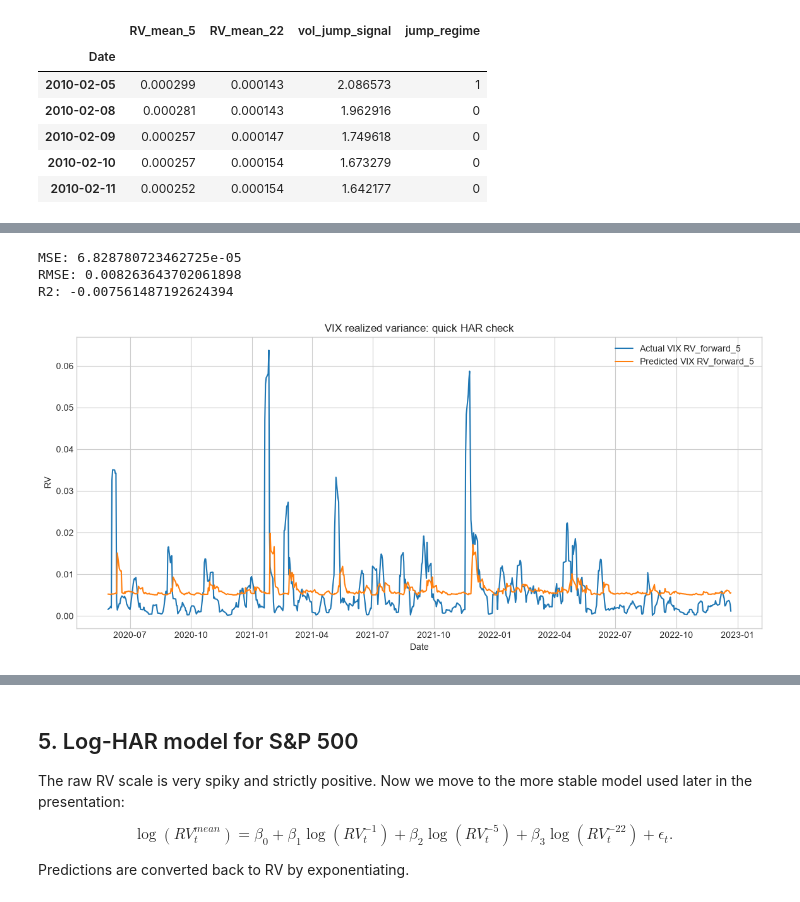
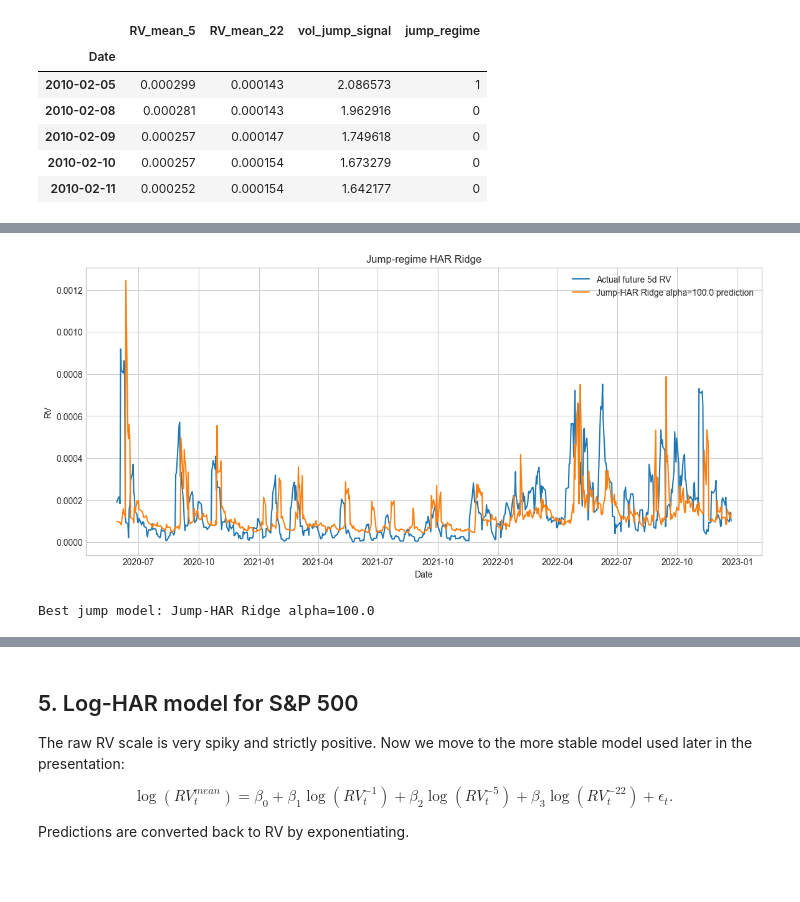
Before and after one commit to GaloisM/Bayesian_Volatility, a Jupyter notebook: bayesian_volatility_clean.ipynb, the cells around one changed output, grey strips where cells are left out. Cells and saved outputs as stored; diff of their text form; code cells hidden in the pictures; blank space fills up the shorter version.

```diff
--- a/bayesian_volatility_clean.ipynb
+++ b/bayesian_volatility_clean.ipynb
@@ -341,54 +440,18 @@ memory usage: 51.1 KB
-# %%
-df_vix["Ret_1d"] = np.log(df_vix["VIX"] / df_vix["VIX"].shift(1))
-df_vix["RV_1d"] = df_vix["Ret_1d"] ** 2
-
-df_vix["RV_lag_1"] = df_vix["RV_1d"].shift(1)
-df_vix["RV_mean_5"] = df_vix["RV_1d"].shift(1).rolling(5).mean()
-df_vix["RV_mean_22"] = df_vix["RV_1d"].shift(1).rolling(22).mean()
-
-df_vix["RV_forward_5"] = (
-    df_vix["RV_1d"].shift(-1)
-    + df_vix["RV_1d"].shift(-2)
-    + df_vix["RV_1d"].shift(-3)
-    + df_vix["RV_1d"].shift(-4)
-    + df_vix["RV_1d"].shift(-5)
-) / 5
-
-features = ["RV_lag_1", "RV_mean_5", "RV_mean_22"]
-target = "RV_forward_5"
-
-vix_model_df = df_vix[[target] + features].dropna()
-X = vix_model_df[features]
-y = vix_model_df[target]
-
-split_idx = int(len(vix_model_df) * TRAIN_FRACTION)
-X_train = X.iloc[:split_idx]
-X_test = X.iloc[split_idx:]
-y_train = y.iloc[:split_idx]
-y_test = y.iloc[split_idx:]
-
-vix_model = Pipeline([
-    ("scaler", StandardScaler()),
-    ("ridge", Ridge(alpha=1.0)),
-])
-vix_model.fit(X_train, y_train)
-y_test_pred = vix_model.predict(X_test)
-
-print("MSE:", mean_squared_error(y_test, y_test_pred))
-print("RMSE:", np.sqrt(mean_squared_error(y_test, y_test_pred)))
-print("R2:", r2_score(y_test, y_test_pred))
-# %% [output]
-MSE: 6.828780723462725e-05
-RMSE: 0.008263643702061898
-R2: -0.007561487192624394
-# %%
-plt.figure(figsize=(14, 6))
-plt.plot(y_test.index, y_test, label="Actual VIX RV_forward_5")
-plt.plot(y_test.index, y_test_pred, label="Predicted VIX RV_forward_5")
-plt.title("VIX realized variance: quick HAR check")
-plt.xlabel("Date")
-plt.ylabel("RV")
-plt.legend()
-plt.show()
-# %% [output]
-[figure, removed]
+# %%
+best_jump_model_name = jump_ridge_results.iloc[0]["model"]
+y_test_pred = jump_ridge_predictions[best_jump_model_name]
+
+plt.figure(figsize=(14, 6))
+plt.plot(y_test.index, y_test, label="Actual future 5d RV")
+plt.plot(y_test.index, y_test_pred, label=f"{best_jump_model_name} prediction")
+
+plt.title("Jump-regime HAR Ridge")
+plt.xlabel("Date")
+plt.ylabel("RV")
+plt.legend()
+plt.show()
+
+print("Best jump model:", best_jump_model_name)
+# %% [output]
+[figure, added]
+Best jump model: Jump-HAR Ridge alpha=100.0
```
Also changed, not shown: parts of 29 cells of this notebook, 1 other file.
